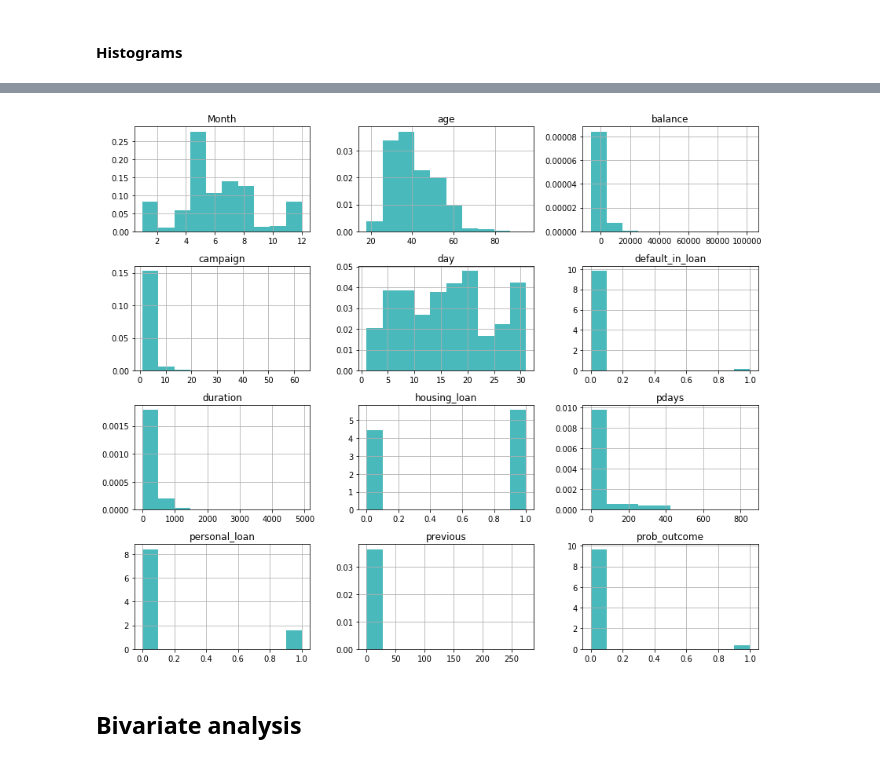
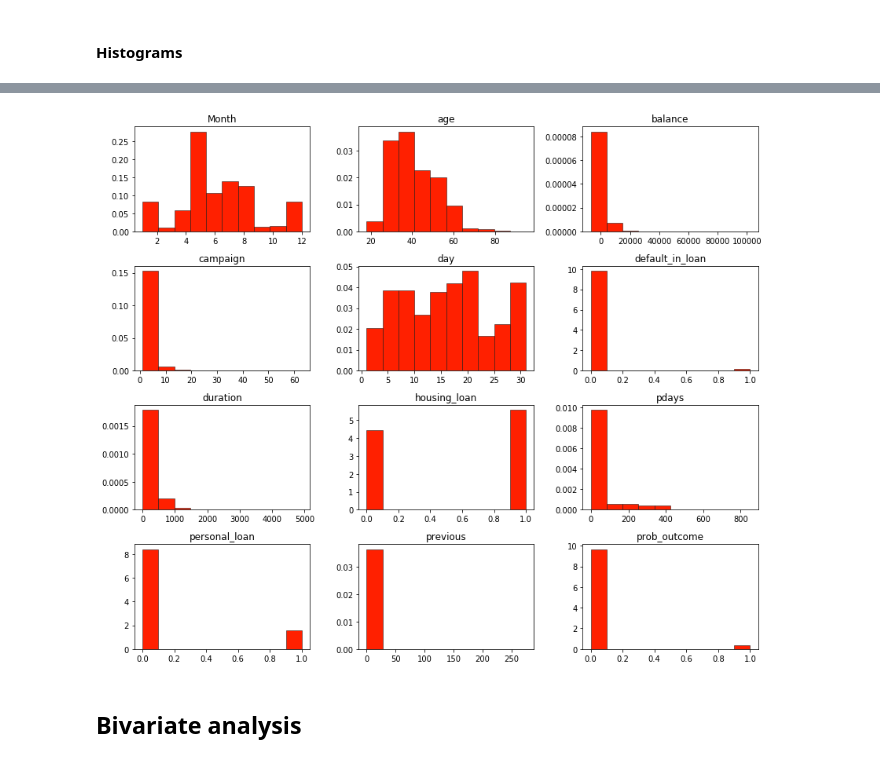
Before and after one commit to hveigz/machine-learning-misc, a Jupyter notebook: ML-Workflow/ML-Workflow.ipynb, the cells around one changed output, grey strips where cells are left out. Cells and saved outputs as stored; diff of their text form; code cells hidden in the pictures.

```diff
--- a/ML-Workflow/ML-Workflow.ipynb
+++ b/ML-Workflow/ML-Workflow.ipynb
@@ -128,3 +125,8 @@ for i in dataset.drop(["target","id"], axis=1).columns.tolist():
+# %%
+discard = ["target", "id"]
+categorical_vars = [x for x in list(dataset.select_dtypes(include="object").columns) if x not in discard]
+bool_vars = [x for x in list(dataset.select_dtypes(include="bool").columns) if x not in discard]
+numerical_vars = [x for x in list(dataset.select_dtypes(include=["int","float"]).columns) if x not in discard]
 # %%
 dataset.head()
 # %% [output]
@@ -212,9 +227,10 @@ dtype: int64
 # %%
-data_train[numerical_vars].hist(figsize=(12,10), density=True, color="#49b9bc")
+data_train[numerical_vars].hist(figsize=(12,10), density=True, color="#FF2000",
+                                edgecolor='#0C0C0C', linewidth=0.5, grid=False)
 plt.tight_layout()
 plt.show()
 # %% [output]
-[figure, old version]
+[figure, new version]
 # %% [markdown]
 <a id='bivariate_analysis'></a>
 ## Bivariate analysis
```
Also changed, not shown: parts of 35 cells of this notebook.
